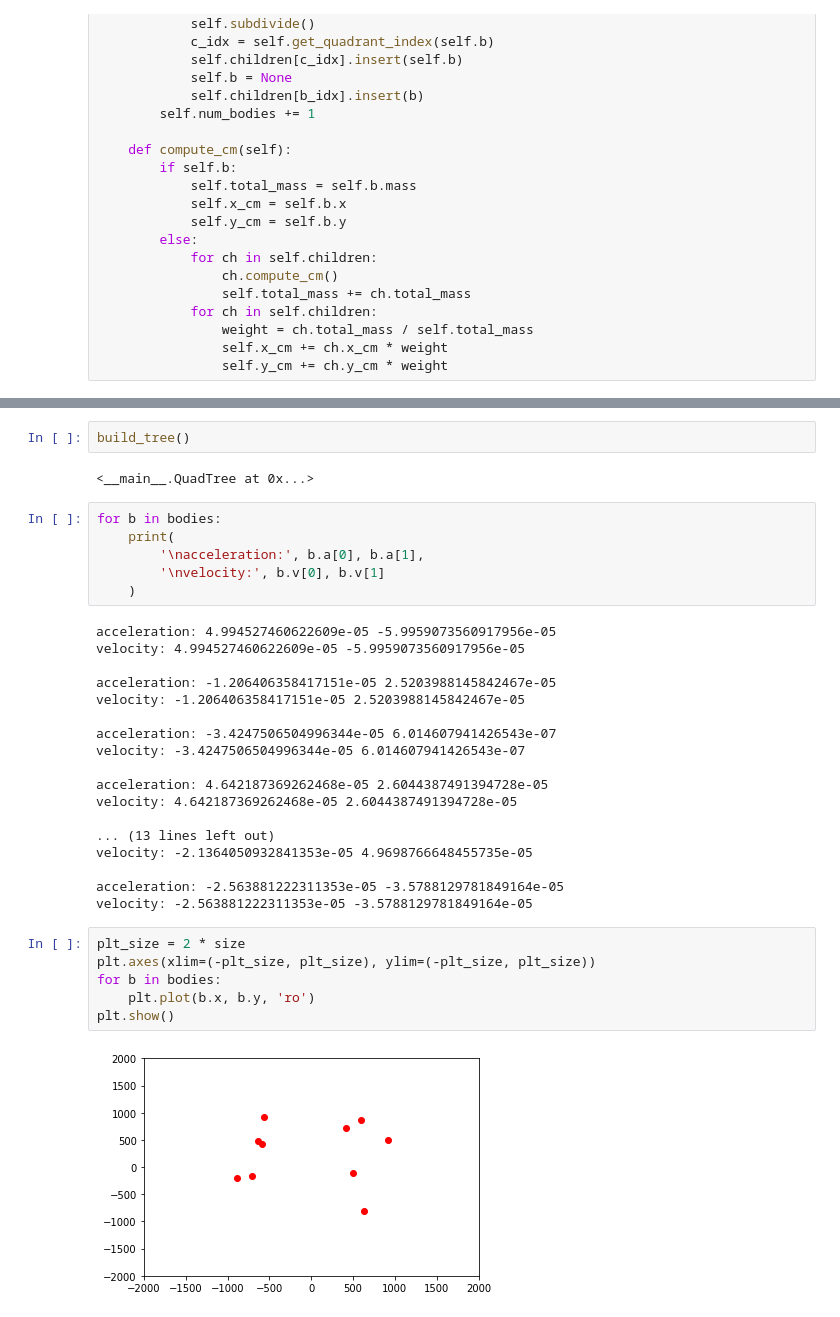
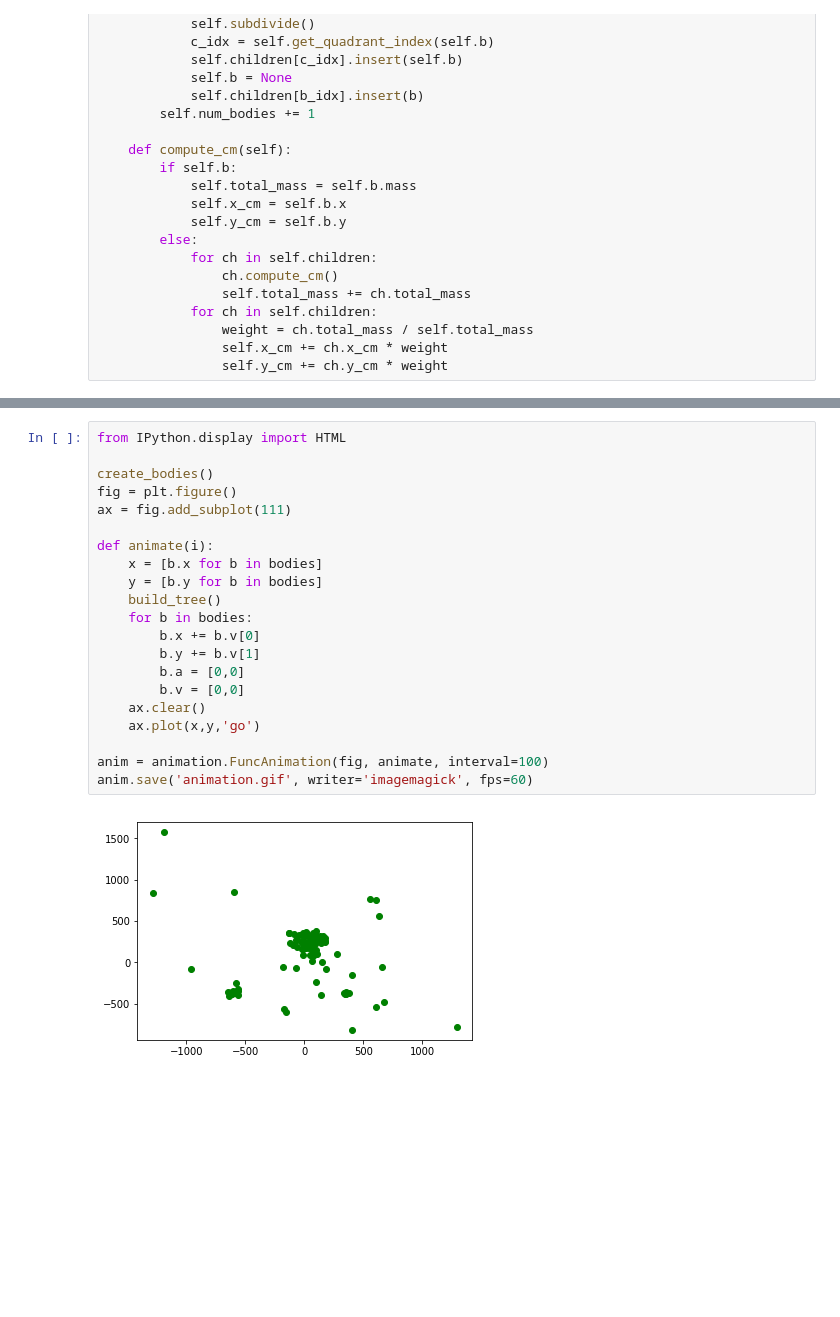
Before and after one commit to suigentoo/n-body-simulator, a Jupyter notebook: barne-hut-implementation.ipynb, the cells around one changed output, grey strips where cells are left out. Drawn from its saved outputs; the diff is of its cells as text; blank space fills up the shorter version.

Commit message:
animate

```diff
--- a/barne-hut-implementation.ipynb
+++ b/barne-hut-implementation.ipynb
@@ -156,36 +133,23 @@ for b in bodies:
-# %%
-build_tree()
-# %% [output]
-<__main__.QuadTree at 0x...>
-# %%
-for b in bodies:
-    print(
-        '\nacceleration:', b.a[0], b.a[1],
-        '\nvelocity:', b.v[0], b.v[1]
-    )
-# %% [output]
-acceleration: 4.994527460622609e-05 -5.9959073560917956e-05
-velocity: 4.994527460622609e-05 -5.9959073560917956e-05
-
-acceleration: -1.206406358417151e-05 2.5203988145842467e-05
-velocity: -1.206406358417151e-05 2.5203988145842467e-05
-
-acceleration: -3.4247506504996344e-05 6.014607941426543e-07
-velocity: -3.4247506504996344e-05 6.014607941426543e-07
-
-acceleration: 4.642187369262468e-05 2.6044387491394728e-05
-velocity: 4.642187369262468e-05 2.6044387491394728e-05
-
-... (13 lines left out)
-velocity: -2.1364050932841353e-05 4.9698766648455735e-05
-
-acceleration: -2.563881222311353e-05 -3.5788129781849164e-05
-velocity: -2.563881222311353e-05 -3.5788129781849164e-05
-# %%
-plt_size = 2 * size
-plt.axes(xlim=(-plt_size, plt_size), ylim=(-plt_size, plt_size))
-for b in bodies:
-    plt.plot(b.x, b.y, 'ro')
-plt.show()
-# %% [output]
-[figure, removed]
+# %%
+from IPython.display import HTML
+
+create_bodies()
+fig = plt.figure()
+ax = fig.add_subplot(111)
+
+def animate(i):
+    x = [b.x for b in bodies]
+    y = [b.y for b in bodies]
+    build_tree()
+    for b in bodies:
+        b.x += b.v[0]
+        b.y += b.v[1]
+        b.a = [0,0]
+        b.v = [0,0]
+    ax.clear()
+    ax.plot(x,y,'go')
+
+anim = animation.FuncAnimation(fig, animate, interval=100)
+anim.save('animation.gif', writer='imagemagick', fps=60)
+# %% [output]
+[figure, added]
```
Also changed, not shown: parts of 5 cells of this notebook, 1 other file.
